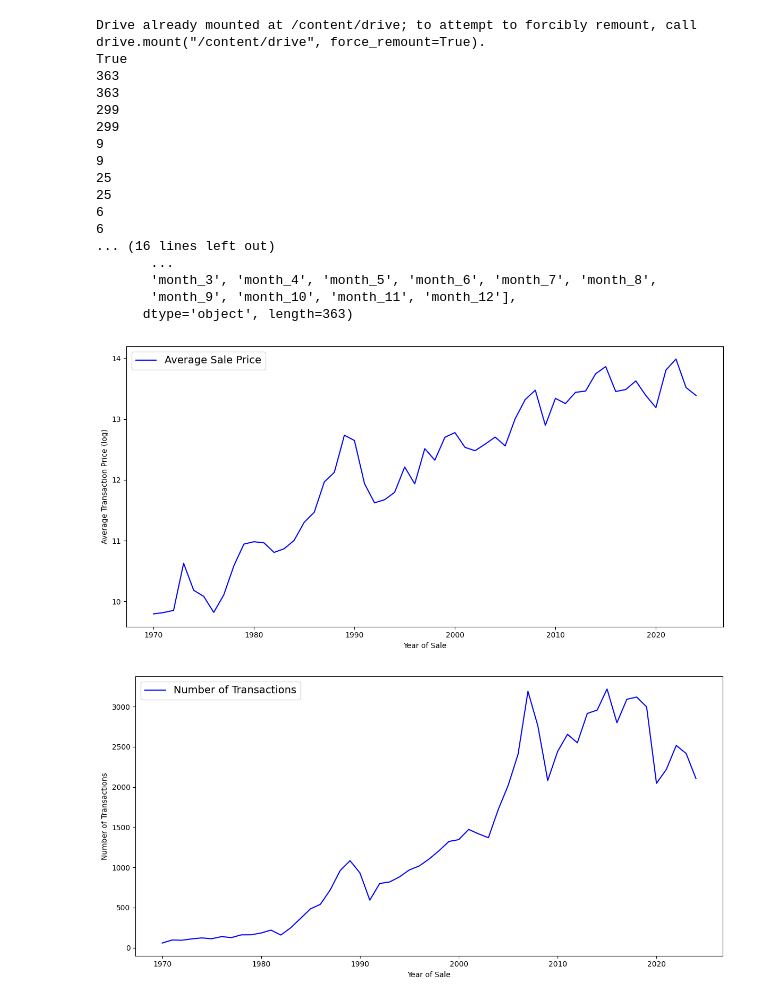
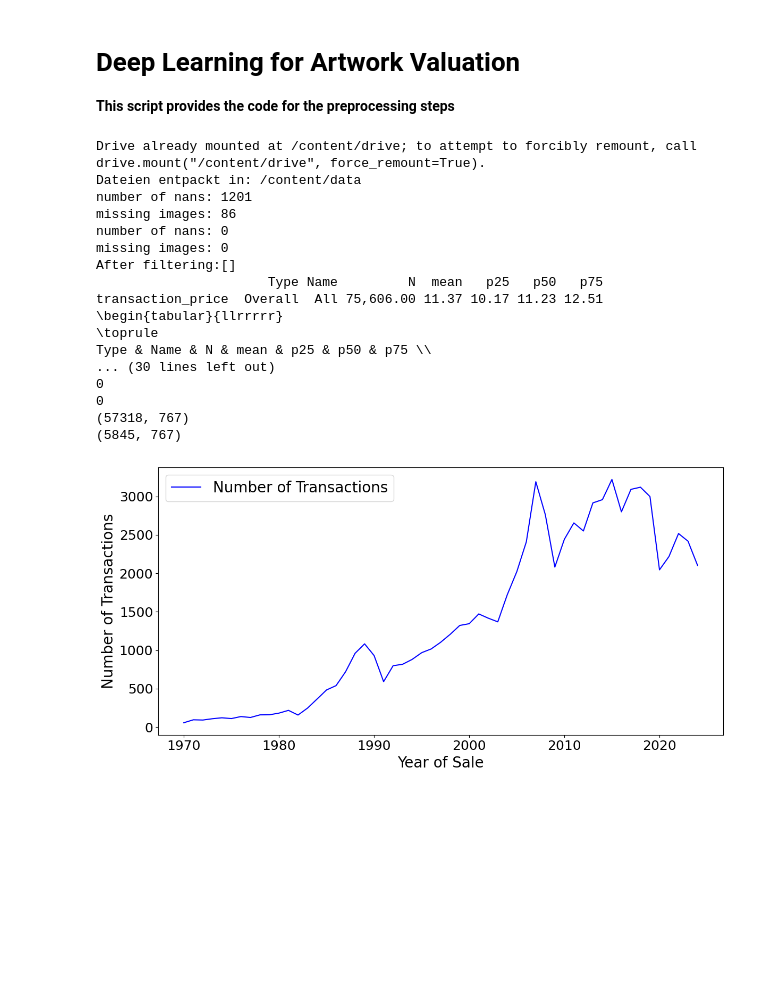
Before and after one commit to janwaelty/Master-Thesis, a Jupyter notebook: data_preprocess.ipynb, the cells around one changed output. Cells and saved outputs as stored; diff of their text form; code cells hidden in the pictures; blank space fills up the shorter version.

```diff
--- a/data_preprocess.ipynb
+++ b/data_preprocess.ipynb
@@ -1,5 +1,9 @@
 # %% [markdown]
 <a href="https://colab.research.google.com/github/janwaelty/Master-Thesis/blob/main/data_preprocess.ipynb" target="_parent"><img src="https://colab.research.google.com/assets/colab-badge.svg" alt="Open In Colab"/></a>
+# %% [markdown]
+# **Deep Learning for Artwork Valuation**
+
+**This script provides the code for the preprocessing steps**
 # %%
 import pandas as pd
 import numpy as np
@@ -473,20 +618,23 @@ if __name__ == "__main__":
 
   visualization_data = repeated_to_single_transactions(artwork_numeric_data)
 
+
   #visualization_data.to_csv('/content/drive/My Drive/visualization_data.csv')
 
 
   selected_vars =  ['category', 'artist', 'transaction_price', 'height',
-                  'width', 'medium', 'transaction_house',
-                    'transaction_year','transaction_date', 'location']
+                  'width', 'aspect_ratio','medium', 'transaction_house',
+                    'transaction_year','transaction_date',
+                    'location', 'image_url', 'has_prev_price']
   one_hot_vars = ['category', 'artist', 'medium', 'transaction_house', 'location']
   numerical_cols = ['height', 'width', 'transaction_year']
 
 
   X_train, X_test, y_train, y_test = data_split(artwork_numeric_data,
-                                                   selected_vars,
-
-                                              one_hot_vars, 2022)
+                                                 selected_vars,
+                                                one_hot_vars,
+                                                numerical_cols,
+                                               2022)
 
 
   #plot_avg_sale_prices_over_time(visualization_data)
@@ -494,13 +642,11 @@ if __name__ == "__main__":
 
 
   plot_categorical_features(visualization_data, categorical_columns, save_dir='./plots/')
-  plot_avg_sale_prices_over_time(visualization_data)
+  #plot_avg_sale_prices_over_time(visualization_data)
   plot_transaction_counts_over_time(visualization_data)
 
-  """
+
   # image
-
-
   zip_path = "/content/drive/My Drive/pic.zip"
   extract_path = "/content/data"
   load_image_data(zip_path, extract_path)
@@ -546,59 +692,53 @@ if __name__ == "__main__":
   # Display the final table
   print(final_table.to_latex(index=False))
 
-  """
 
 
   print(X_train.columns.equals(X_test.columns))
   print(len(X_train.columns))
   print(len(X_test.columns))
   print(len([x for x in X_train.columns if x.startswith("artist_")]))
   print(len([x for x in X_test.columns if x.startswith("artist_")]))
   print(len([x for x in X_train.columns if x.startswith("medium_")]))
   print(len([x for x in X_test.columns if x.startswith("medium_")]))
   print(len([x for x in X_train.columns if x.startswith("transaction_house_")]))
   print(len([x for x in X_test.columns if x.startswith("transaction_house_")]))
   print(len([x for x in X_train.columns if x.startswith("category_")]))
   print(len([x for x in X_test.columns if x.startswith("category_")]))
   print(len([x for x in X_train.columns if x.startswith("month_")]))
   print(len([x for x in X_test.columns if x.startswith("month_")]))
   print(len([x for x in X_train.columns if x.startswith("location_")]))
   print(len([x for x in X_test.columns if x.startswith("location_")]))
   print(len([x for x in X_train.columns if x.startswith("year")]))
   print(len([x for x in X_test.columns if x.startswith("year")]))
 
-
-
   X_train_columns = pd.DataFrame(X_train.columns)
 
   # Saving the column names to a CSV file
   X_train_columns.to_csv('X_train_columns.csv', index=False, header=False)
   X_test_columns = pd.DataFrame(X_test.columns)
 
   # Saving the column names to a CSV file
   X_test_columns.to_csv('X_test_columns.csv', index=False, header=False)
 
-
-
-  print(X_train.columns)
-  print(X_test.columns)
+  print(X_train.shape)
+  print(X_test.shape)
 # %% [output]
 Drive already mounted at /content/drive; to attempt to forcibly remount, call drive.mount("/content/drive", force_remount=True).
-True
-363
-363
-299
-299
-9
-9
-25
-25
-6
-6
-... (16 lines left out)
-       ...
-       'month_3', 'month_4', 'month_5', 'month_6', 'month_7', 'month_8',
-       'month_9', 'month_10', 'month_11', 'month_12'],
-      dtype='object', length=363)
+Dateien entpackt in: /content/data
+number of nans: 1201
+missing images: 86
+number of nans: 0
+missing images: 0
+After filtering:[]
+                      Type Name         N  mean   p25   p50   p75
+transaction_price  Overall  All 75,606.00 11.37 10.17 11.23 12.51
+\begin{tabular}{llrrrrr}
+\toprule
+Type & Name & N & mean & p25 & p50 & p75 \\
+... (30 lines left out)
+0
+0
+(57318, 767)
+(5845, 767)
-[figure, old version]
+[figure, new version]
-[figure, removed]
```
Also changed, not shown: parts of 2 cells of this notebook.
